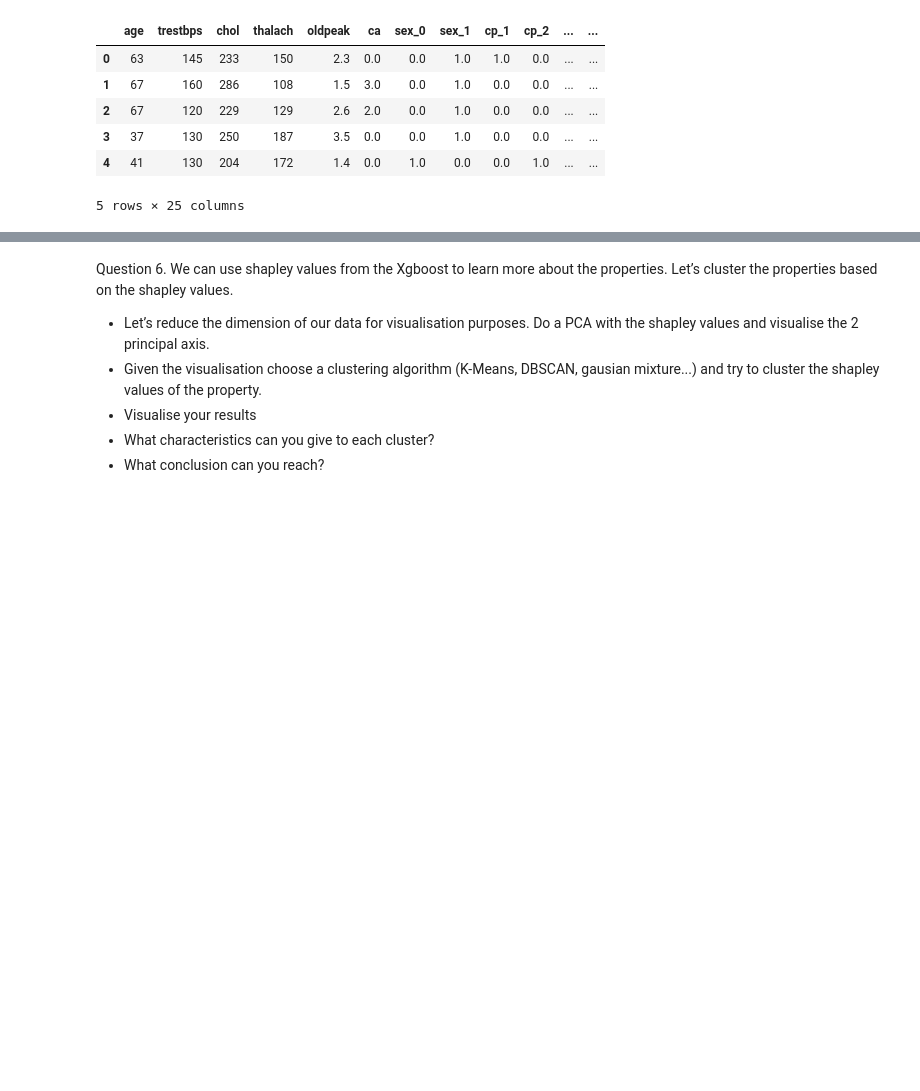
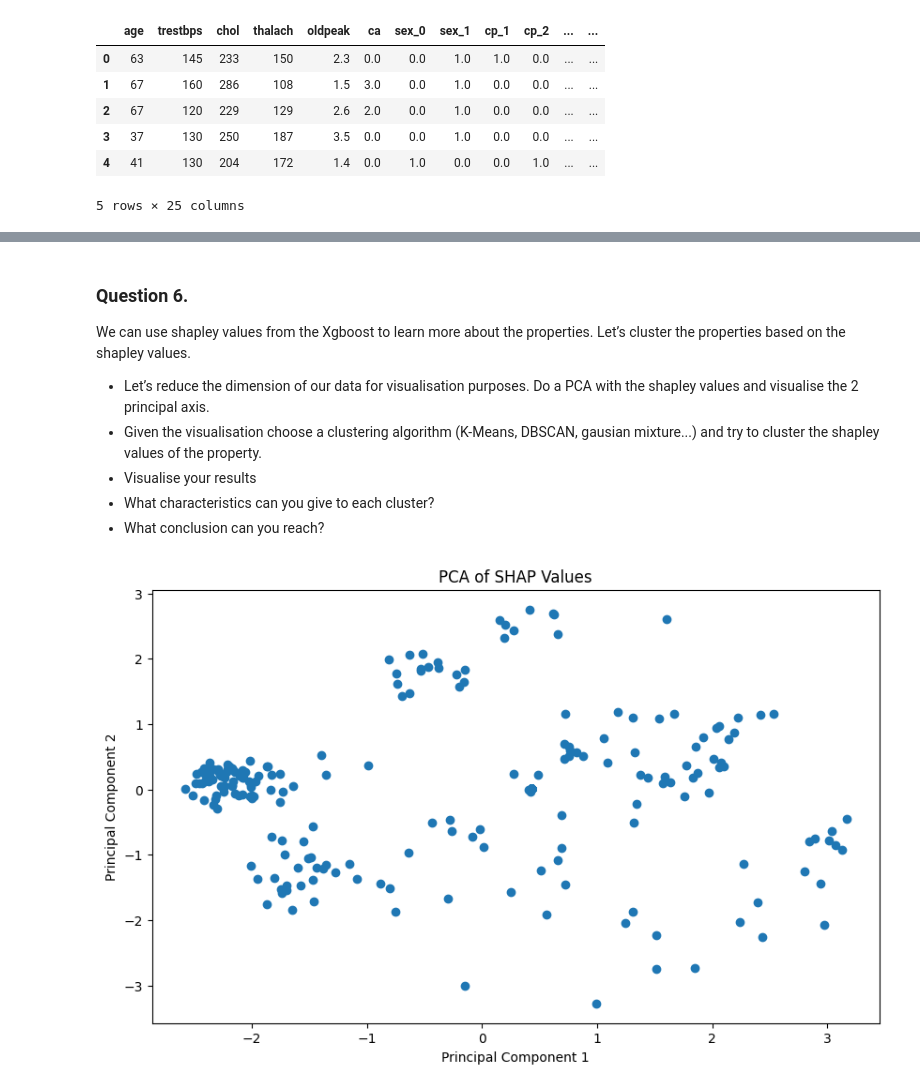
Before and after one commit to BastienCherel/ExplainabilityAI, a Jupyter notebook: Tutorial3/Tutorial3_CHEREL.ipynb, the cells around one changed output, grey strips where cells are left out. Cells and saved outputs as stored; diff of their text form; code cells hidden in the pictures; blank space fills up the shorter version.

```diff
--- a/Tutorial3/Tutorial3_CHEREL.ipynb
+++ b/Tutorial3/Tutorial3_CHEREL.ipynb
@@ -245,6 +312,6 @@ your intuition?
 # %% [markdown]
 
-Question 6.
+### Question 6.
 We can use shapley values from the Xgboost to learn more about the properties. Let’s cluster the
 properties based on the shapley values.
 * Let’s reduce the dimension of our data for visualisation purposes. Do a PCA with the shapley values
@@ -253,3 +320,25 @@ and visualise the 2 principal axis.
 * Visualise your results
 * What characteristics can you give to each cluster?
 * What conclusion can you reach?
+# %%
+from sklearn.decomposition import PCA
+
+# Concatenate the SHAP values for both models
+all_shap_values = np.concatenate([rf_shap_values, xgb_shap_values])
+
+# Compute PCA
+pca = PCA(n_components=2)
+pca.fit(all_shap_values)
+
+# Transform the SHAP values using PCA
+pca_shap_values = pca.transform(all_shap_values)
+
+# Plot the PCA-transformed SHAP values
+plt.figure(figsize=(10, 6))
+plt.scatter(pca_shap_values[:, 0], pca_shap_values[:, 1])
+plt.xlabel('Principal Component 1')
+plt.ylabel('Principal Component 2')
+plt.title('PCA of SHAP Values')
+plt.show()
+# %% [output]
+[figure, added]
```
Also changed, not shown: parts of 19 cells of this notebook.
